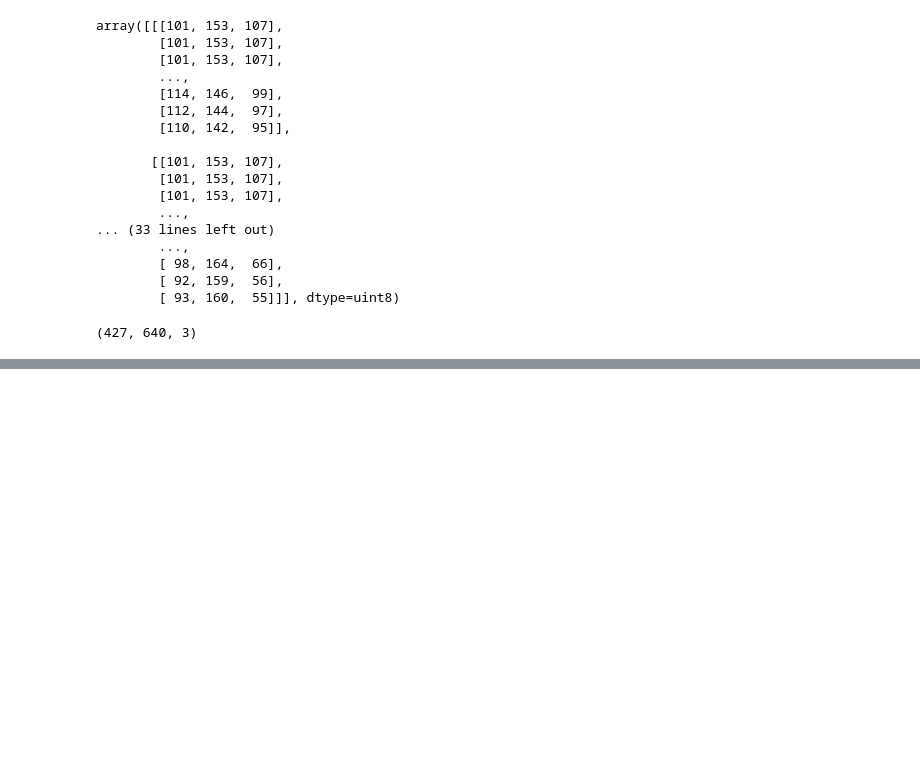
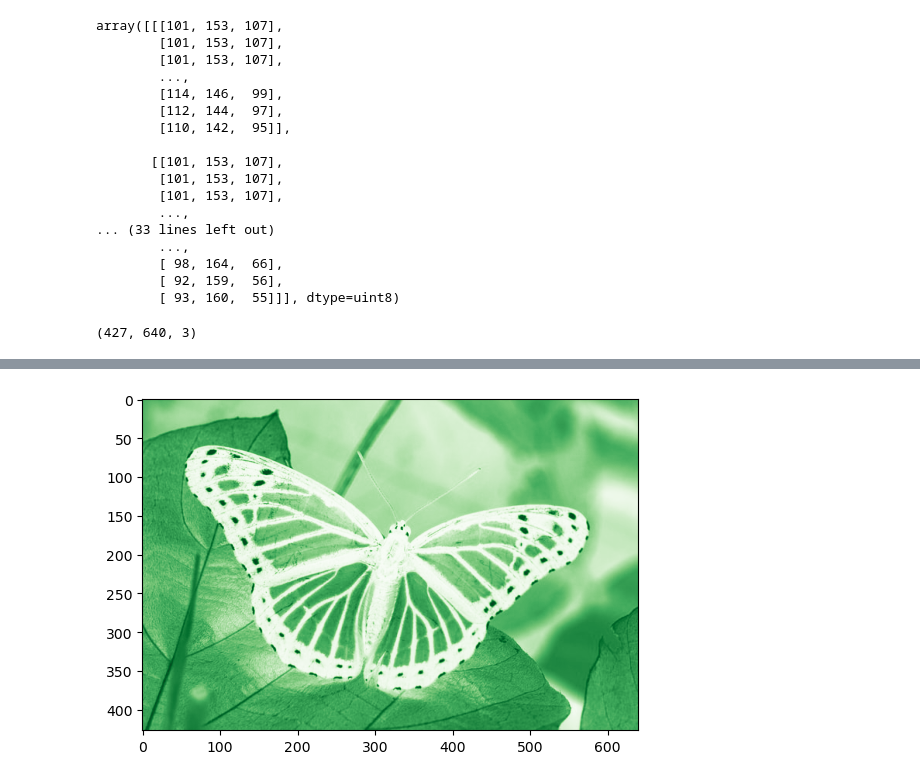
Before and after one commit to crissyro/Deep-learning-courses, a Jupyter notebook: notebooks/convolution_practice.ipynb, the cells around one changed output, grey strips where cells are left out. Saved outputs shown, nothing was run; the diff lists cells and outputs as text; code cells hidden in the pictures; blank space fills up the shorter version.

```diff
--- a/notebooks/convolution_practice.ipynb
+++ b/notebooks/convolution_practice.ipynb
@@ -59,0 +68,4 @@ img_matrix.shape
+# %%
+plt.imshow(img_matrix[:, :, 1], cmap=cm.Greens);
+# %% [output]
+[figure, added]
```
Also changed, not shown: parts of 3 cells of this notebook.
